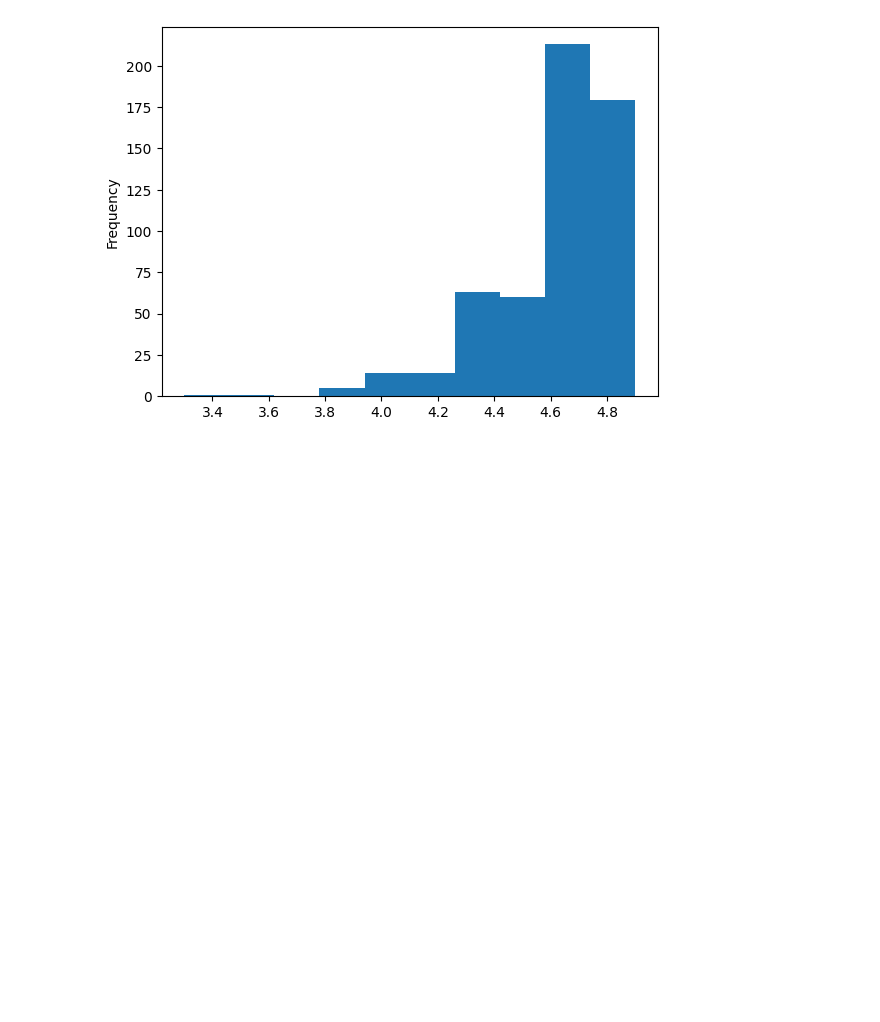
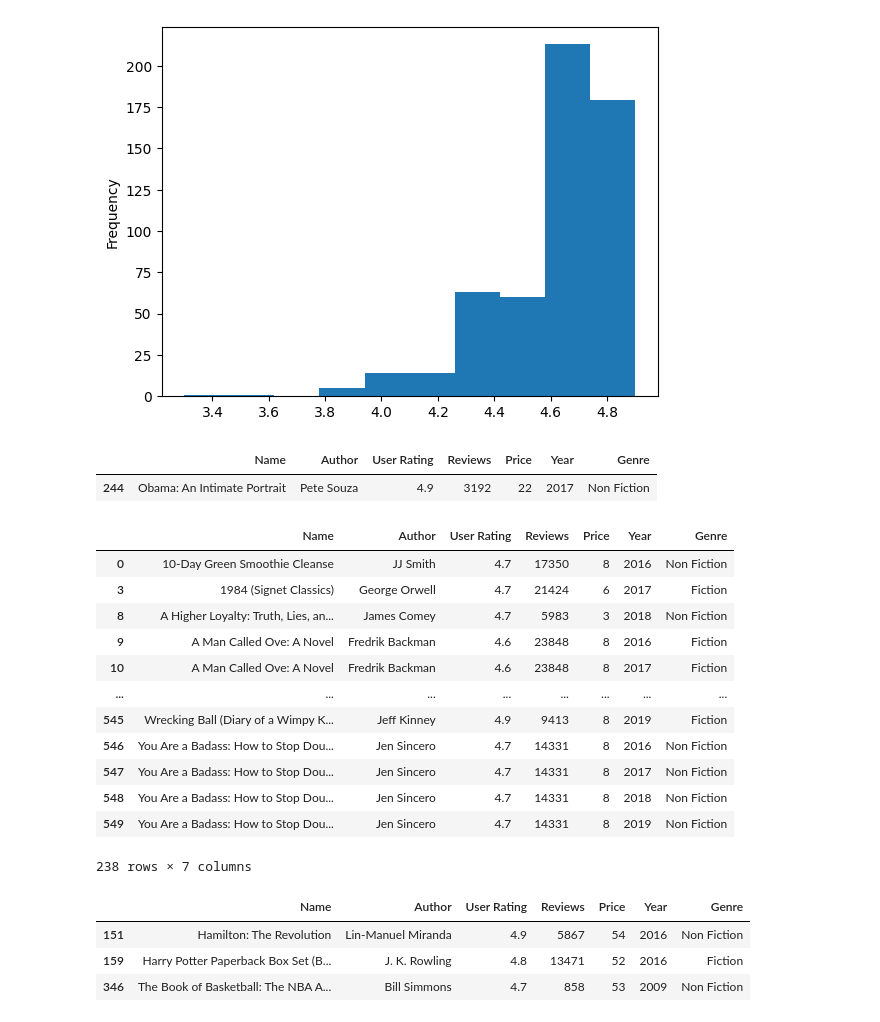
Before and after one commit to arashmjb/Best_Book_seller_2009_2019, a Jupyter notebook: sellers_project.ipynb, the cells around one changed output. Cells and saved outputs as stored; diff of their text form; code cells hidden in the pictures; blank space fills up the shorter version.

```diff
--- a/sellers_project.ipynb
+++ b/sellers_project.ipynb
@@ -210,3 +210,34 @@ sellers["User Rating"].plot(kind = "hist")
 # %% [output]
 <Axes: ylabel='Frequency'>
 [figure]
+# %%
+# books written by pete souza
+sellers[sellers["Author"] == "Pete Souza"]
+# %% [output]
+|  | Name | Author | User Rating | Reviews | Price | Year | Genre |
+| 244 | Obama: An Intimate Portrait | Pete Souza | 4.9 | 3192 | 22 | 2017 | Non Fiction |
+# %%
+# below 10 dollars books to read
+sellers[sellers["Price"] < 10]
+# %% [output]
+|  | Name | Author | User Rating | Reviews | Price | Year | Genre |
+| 0 | 10-Day Green Smoothie Cleanse | JJ Smith | 4.7 | 17350 | 8 | 2016 | Non Fiction |
+| 3 | 1984 (Signet Classics) | George Orwell | 4.7 | 21424 | 6 | 2017 | Fiction |
+| 8 | A Higher Loyalty: Truth, Lies, an... | James Comey | 4.7 | 5983 | 3 | 2018 | Non Fiction |
+| 9 | A Man Called Ove: A Novel | Fredrik Backman | 4.6 | 23848 | 8 | 2016 | Fiction |
+| 10 | A Man Called Ove: A Novel | Fredrik Backman | 4.6 | 23848 | 8 | 2017 | Fiction |
+| ... | ... | ... | ... | ... | ... | ... | ... |
+| 545 | Wrecking Ball (Diary of a Wimpy K... | Jeff Kinney | 4.9 | 9413 | 8 | 2019 | Fiction |
+| 546 | You Are a Badass: How to Stop Dou... | Jen Sincero | 4.7 | 14331 | 8 | 2016 | Non Fiction |
+| 547 | You Are a Badass: How to Stop Dou... | Jen Sincero | 4.7 | 14331 | 8 | 2017 | Non Fiction |
+| 548 | You Are a Badass: How to Stop Dou... | Jen Sincero | 4.7 | 14331 | 8 | 2018 | Non Fiction |
+| 549 | You Are a Badass: How to Stop Dou... | Jen Sincero | 4.7 | 14331 | 8 | 2019 | Non Fiction |
+238 rows × 7 columns
+# %%
+# books between 50 to 60 dollars to read
+sellers[sellers["Price"].between(50,60)]
+# %% [output]
+|  | Name | Author | User Rating | Reviews | Price | Year | Genre |
+| 151 | Hamilton: The Revolution | Lin-Manuel Miranda | 4.9 | 5867 | 54 | 2016 | Non Fiction |
+| 159 | Harry Potter Paperback Box Set (B... | J. K. Rowling | 4.8 | 13471 | 52 | 2016 | Fiction |
+| 346 | The Book of Basketball: The NBA A... | Bill Simmons | 4.7 | 858 | 53 | 2009 | Non Fiction |
```
Also changed, not shown: parts of 5 cells of this notebook.
